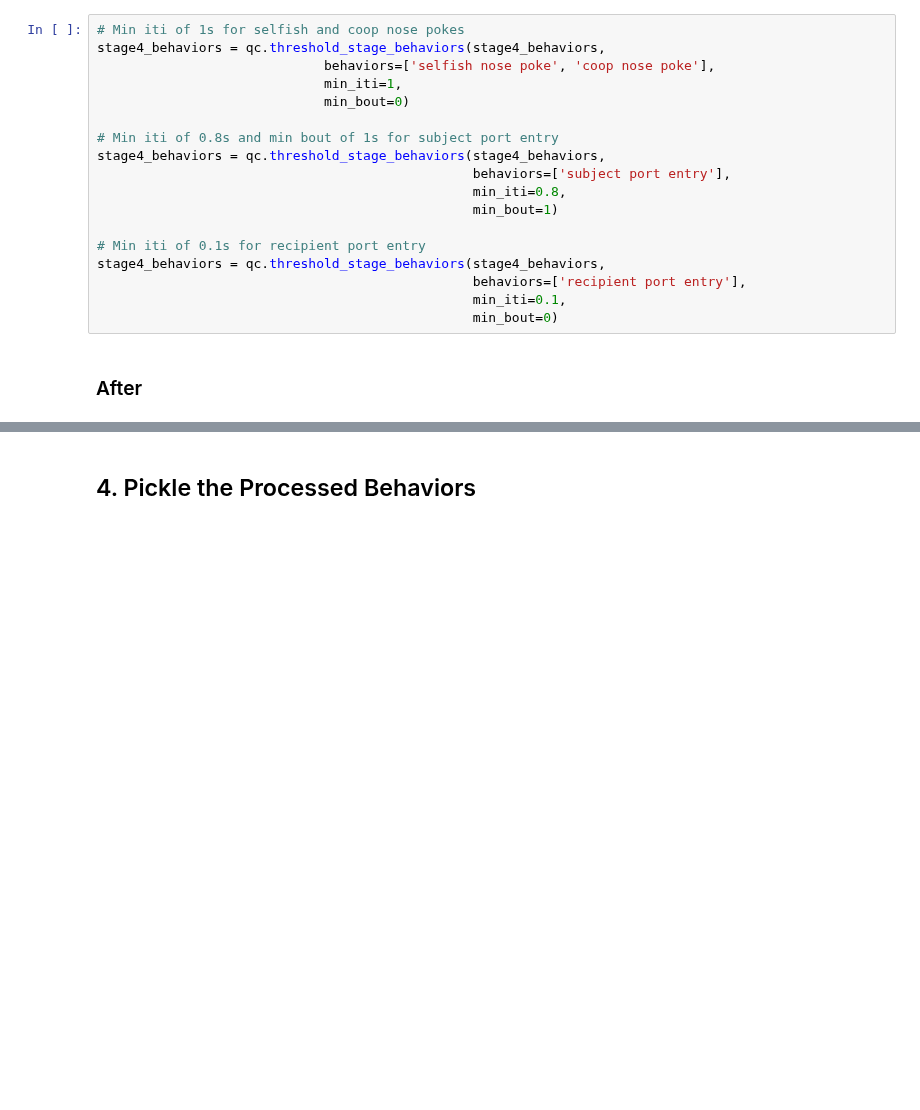
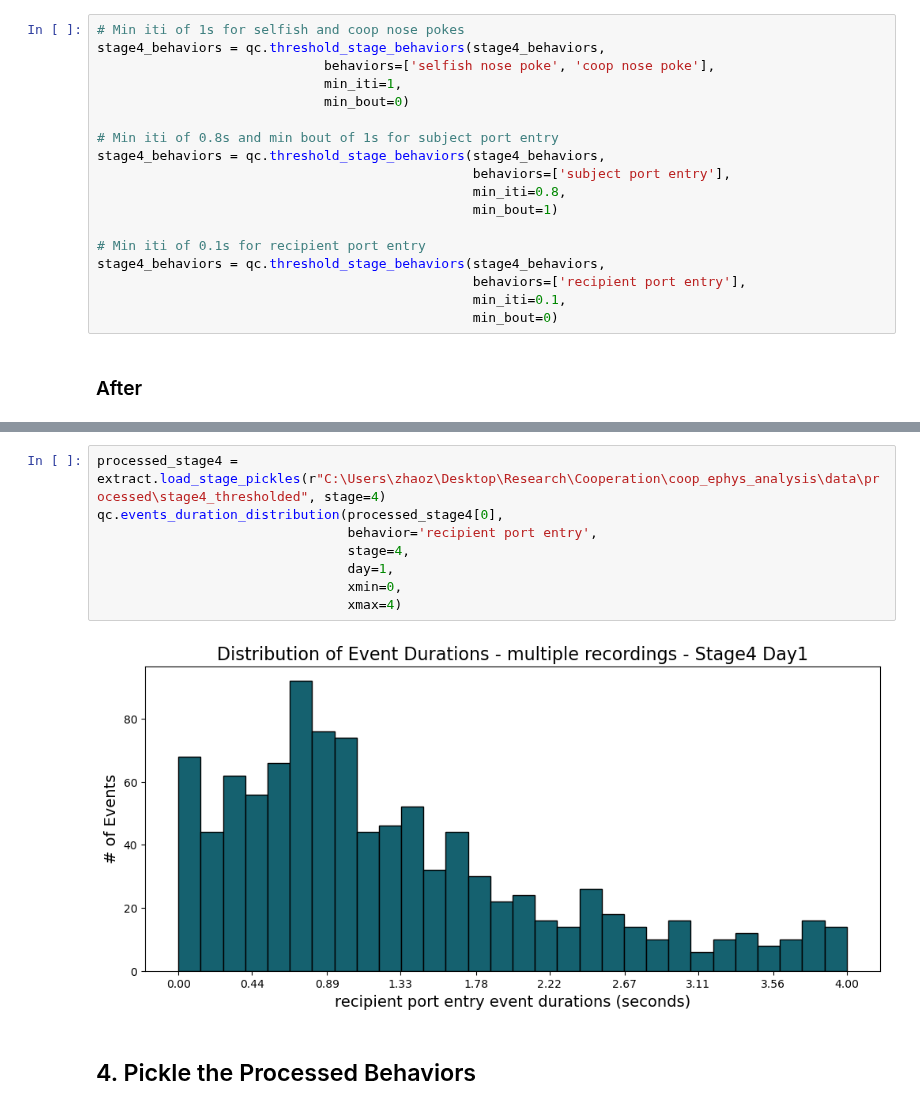
Before and after one commit to padillacoreanolab/coop_ephys_analysis, a Jupyter notebook: notebooks/behavior/stage4_quality_control.ipynb, the cells around one changed output, grey strips where cells are left out. Saved outputs shown, nothing was run; the diff lists cells and outputs as text; blank space fills up the shorter version.

Commit message:
Migrated LFP Analysis v1

```diff
--- a/notebooks/behavior/stage4_quality_control.ipynb
+++ b/notebooks/behavior/stage4_quality_control.ipynb
@@ -139,3 +155,13 @@ Stage 4 Day 1
+# %%
+processed_stage4 = extract.load_stage_pickles(r"C:\Users\zhaoz\Desktop\Research\Cooperation\coop_ephys_analysis\data\processed\stage4_thresholded", stage=4)
+qc.events_duration_distribution(processed_stage4[0],
+								behavior='recipient port entry',
+								stage=4,
+								day=1,
+								xmin=0,
+								xmax=4)
+# %% [output]
+[figure, added]
 # %% [markdown]
 ## 4. Pickle the Processed Behaviors
 # %%
```
Also changed, not shown: parts of 3 cells of this notebook, 13 other files.
